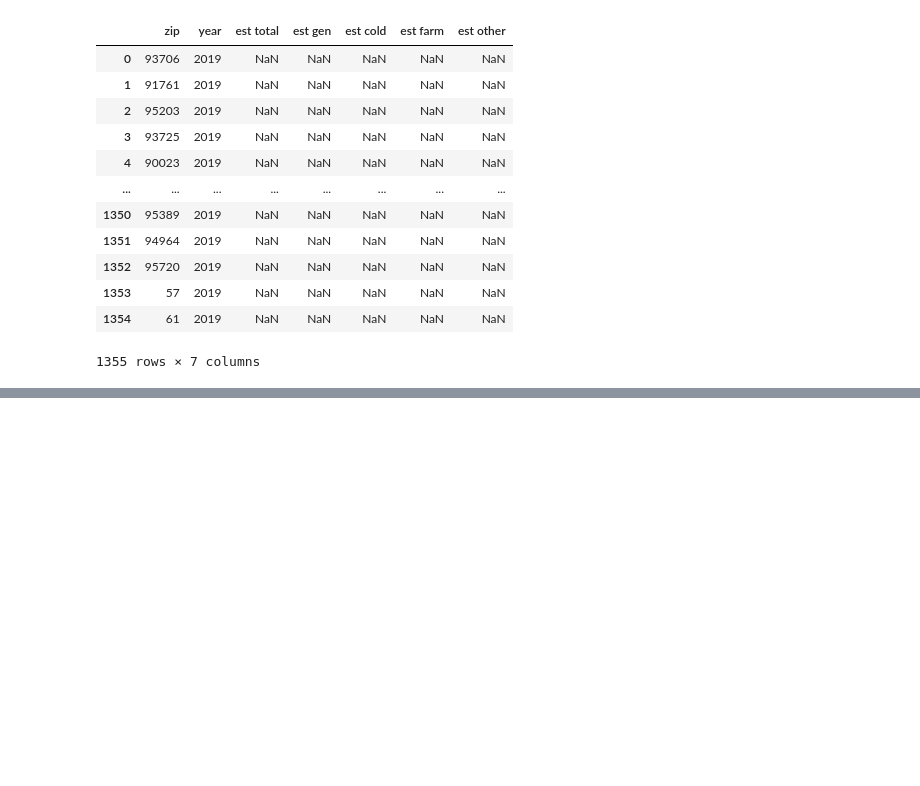
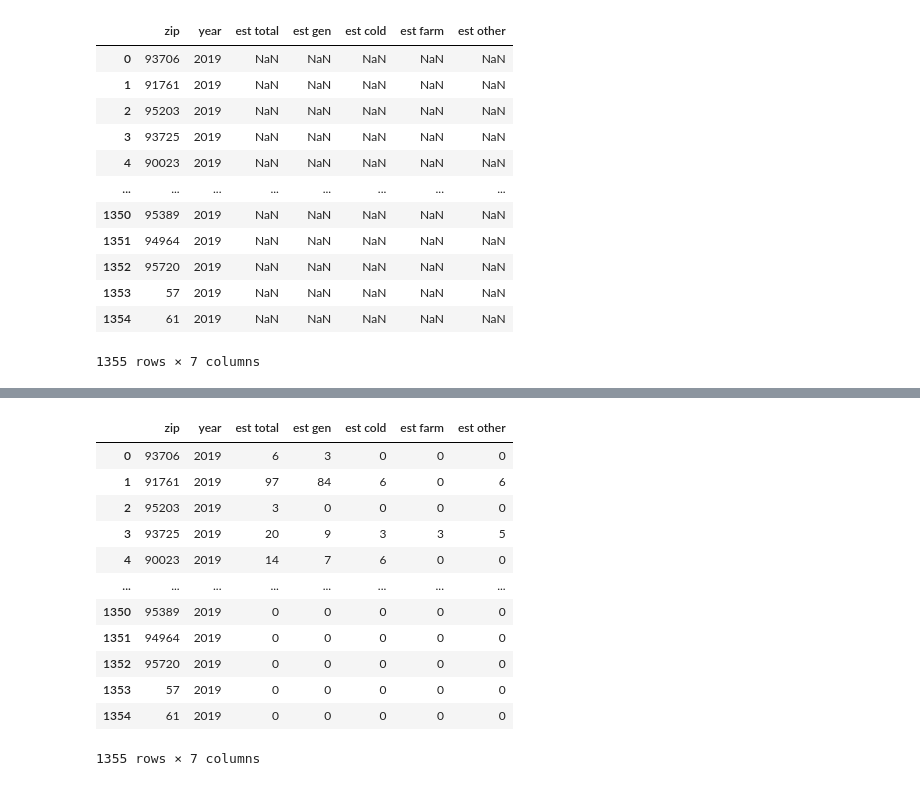
Before and after one commit to gigi-codes/warehouse_density, a Jupyter notebook: David/4_summarizingZipsandWarehouses.ipynb, the cells around one changed output, grey strips where cells are left out. Drawn from its saved outputs; the diff is of its cells as text; code cells hidden in the pictures; blank space fills up the shorter version.

```diff
--- a/David/4_summarizingZipsandWarehouses.ipynb
+++ b/David/4_summarizingZipsandWarehouses.ipynb
@@ -486,0 +460,2 @@ zbp19_cali
+# %%
+this_business_filter = this_zip_df_19['naics'].apply(lambda naic: naic == business_filter_dict[business_type])
@@ -486,0 +486,21 @@ zbp19_cali
+# %%
+
+%%time
+##is there a better way to do this? probably. But this way works. I think.
+counter = 0
+#for each unique zip code,
+for this_zip_code in unique_zips:
+    counter += 1
+    if counter%100 == 0:
+        print(f'counter == {counter}')
+# get a dataframe from zbp19_cali or zbp19 with only that zip code
+    zip_filter = zbp19_cali['zip'].apply(lambda zipcode: zipcode == this_zip_code)
+    this_zip_df_19 = zbp19_cali[zip_filter]
+# for each business type,
+    for business_type in business_filter_dict:
+# add up all the entries in the est column for that type,  and put that in zip_df_19 for that zip code.
+        business_filter = this_zip_df_19['naics'].apply(lambda naic: naic == business_filter_dict[business_type])
+        this_zip_business_df_19 = this_zip_df_19[business_filter]
+        #it gives an error if there are no businesses of that type in the zip code. avoid this
+        if len(this_zip_business_df_19) > 0:
+            zip_df_19.loc[zip_df_19['zip'] == str(this_zip_code),'est ' + business_type] = this_zip_business_df_19['est'].sum()
@@ -486,0 +522,16 @@ zbp19_cali
+# %%
+zip_df_19
+# %% [output]
+|  | zip | year | est total | est gen | est cold | est farm | est other |
+| 0 | 93706 | 2019 | 6 | 3 | 0 | 0 | 0 |
+| 1 | 91761 | 2019 | 97 | 84 | 6 | 0 | 6 |
+| 2 | 95203 | 2019 | 3 | 0 | 0 | 0 | 0 |
+| 3 | 93725 | 2019 | 20 | 9 | 3 | 3 | 5 |
+| 4 | 90023 | 2019 | 14 | 7 | 6 | 0 | 0 |
+| ... | ... | ... | ... | ... | ... | ... | ... |
+| 1350 | 95389 | 2019 | 0 | 0 | 0 | 0 | 0 |
+| 1351 | 94964 | 2019 | 0 | 0 | 0 | 0 | 0 |
+| 1352 | 95720 | 2019 | 0 | 0 | 0 | 0 | 0 |
+| 1353 | 57 | 2019 | 0 | 0 | 0 | 0 | 0 |
+| 1354 | 61 | 2019 | 0 | 0 | 0 | 0 | 0 |
+1355 rows × 7 columns
```
Also changed, not shown: parts of 27 cells of this notebook, 2 other files.
